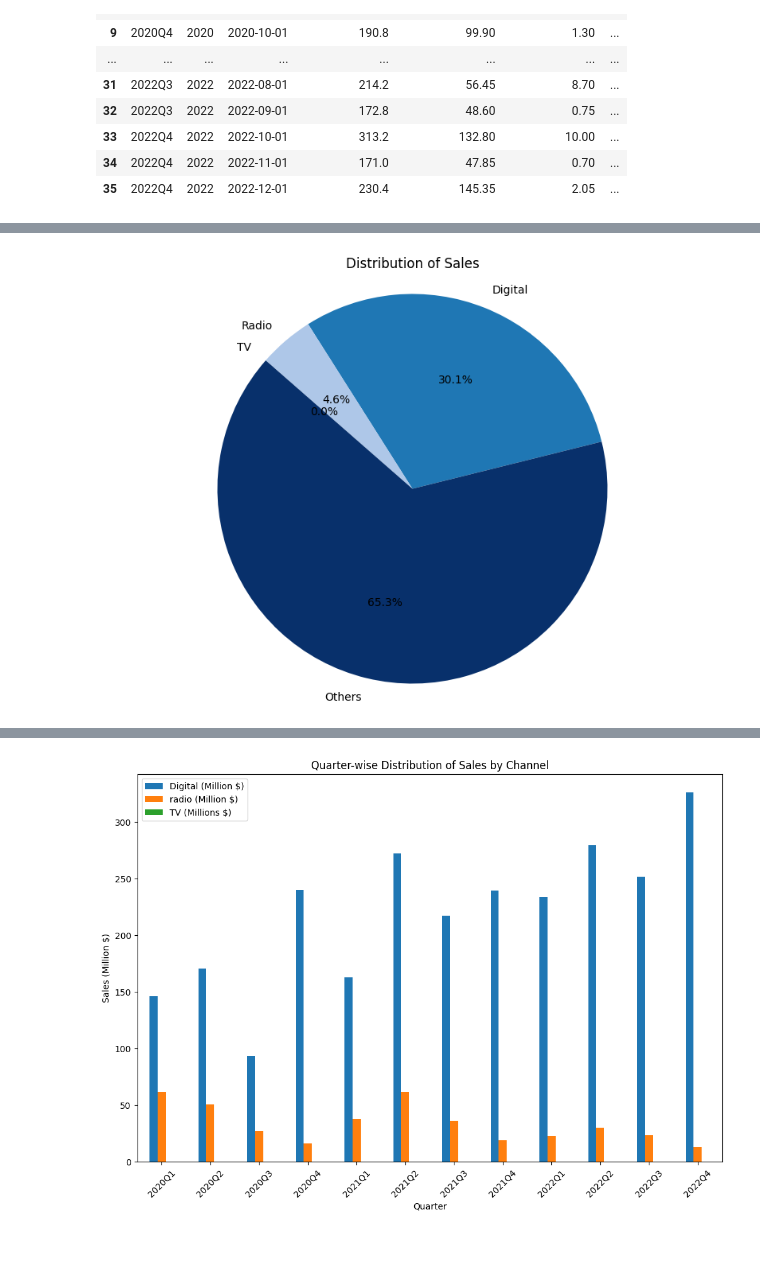
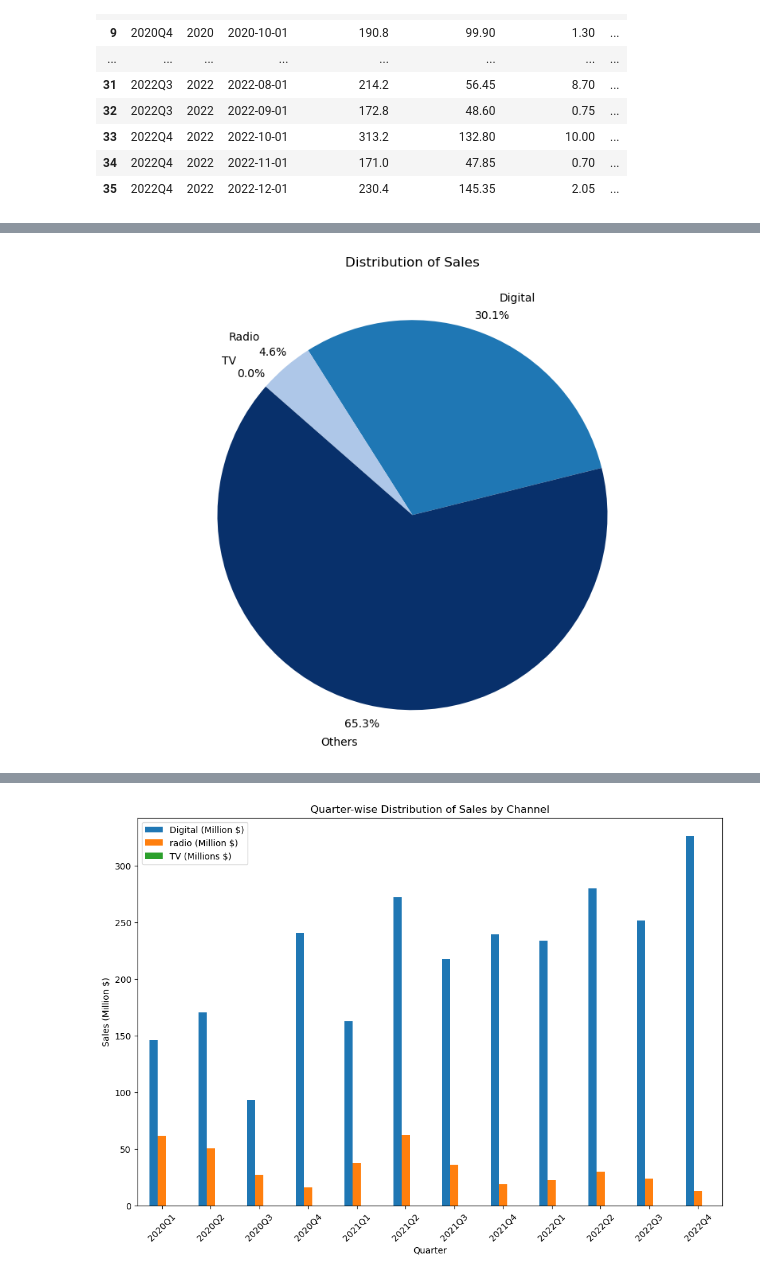
Before and after one commit to Utsavth13/case, a Jupyter notebook: 1.ipynb, the cells around one changed output, grey strips where cells are left out. Cells and saved outputs as stored; diff of their text form; code cells hidden in the pictures; blank space fills up the shorter version.

```diff
--- a/1.ipynb
+++ b/1.ipynb
@@ -114,26 +102,28 @@ Note: you may need to restart the kernel to use updated packages.
 # %%
 import pandas as pd
 import matplotlib.pyplot as plt
+import seaborn as sns
 
 
 data = newdf[['Digital (Million $)', 'radio (Million $)', 'TV (Millions $)']].sum()
 categories = ['Digital', 'Radio', 'TV']
 
 total_sales = newdf['sales (Million $)'].sum()
 others = total_sales - data.sum()
 
 data = pd.concat([data, pd.Series([others], index=['Others'])])
 categories.append('Others')
 
 fig = plt.figure(figsize=(10, 7))
-plt.pie(data, labels=categories, autopct='%1.1f%%', startangle=14, colors=['#1f77b4','#aec7e8','#c6dbef','#08306b'])
-plt.title('Distribution of Sales')
+plt.pie(data, labels=categories,labeldistance=1.2, textprops={'color': 'black'}, autopct='%1.1f%%', startangle=14, pctdistance=1.1, colors=['#1f77b4', '#aec7e8', '#c6dbef', '#08306b'])
+
+plt.title('Distribution of Sales\n\n')
 plt.axis('equal')
 
 
 plt.show()
 # %% [output]
-[figure, old version]
+[figure, new version]
 # %%
 yearly_data = newdf.groupby('year')[['Digital (Million $)', 'radio (Million $)', 'TV (Millions $)']].sum()
 
```
Also changed, not shown: parts of 26 cells of this notebook, 1 other file.
